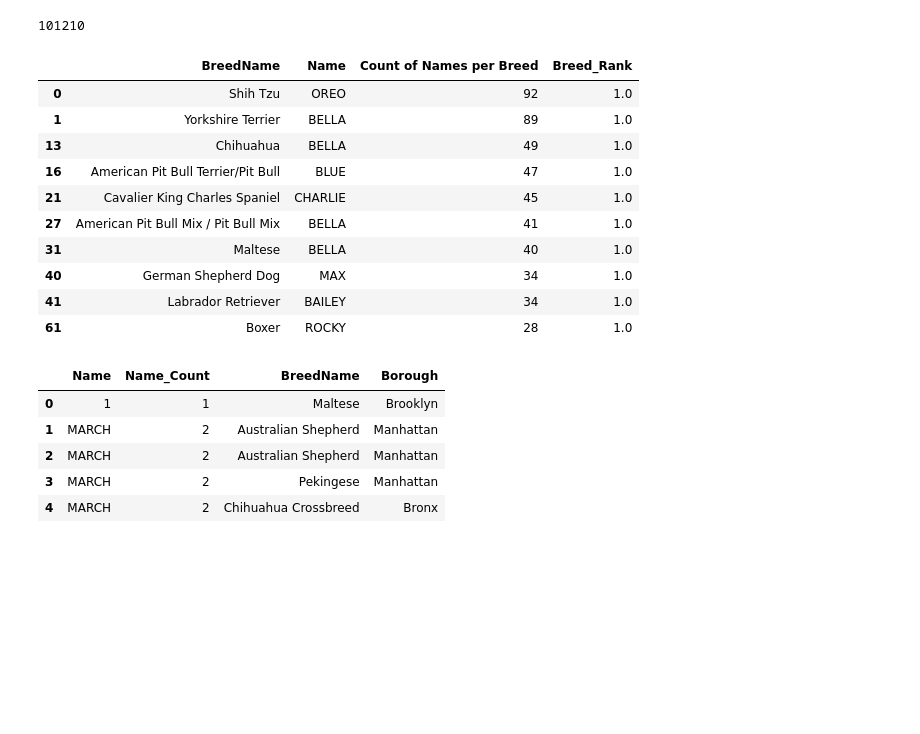
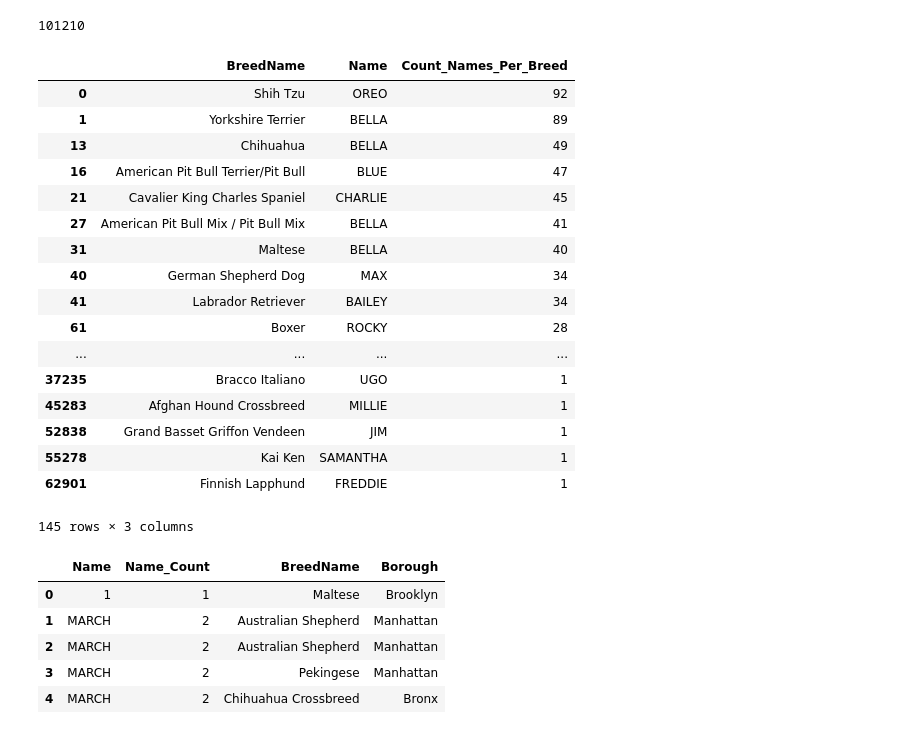
Before and after one commit to bdthai81/ETL-Dog_Time, a Jupyter notebook: Dog_Time-2.ipynb, the cells around one changed output. Saved outputs shown, nothing was run; the diff lists cells and outputs as text; code cells hidden in the pictures; blank space fills up the shorter version.

```diff
--- a/Dog_Time-2.ipynb
+++ b/Dog_Time-2.ipynb
@@ -89,24 +101,31 @@ breed_counts['BreedName'].sum()
 # %%
 #Create a dataframe to look at the most popular names per breed. Show top 10.
 breeds_names = pd.DataFrame(Doglicenses_dfrenamed.groupby('BreedName')["Name"].value_counts())
-breeds_names_df = breeds_names.rename(columns={'Name':'Count of Names per Breed'})
-breeds_names_count = breeds_names_df.sort_values(['Count of Names per Breed'], ascending=False)
+breeds_names_df = breeds_names.rename(columns={'Name':'Count_Names_Per_Breed'})
+breeds_names_count = breeds_names_df.sort_values(['Count_Names_Per_Breed'], ascending=False)
 breeds_names_count['Breed_Rank'] = breeds_names_count.groupby('BreedName').rank(ascending=False)
 breeds_names_count = breeds_names_count.reset_index()
 breeds_name_ranks = breeds_names_count.loc[(breeds_names_count['Breed_Rank'] == 1.0)]
-
-breeds_name_ranks.head(10)
+breeds_name_ranks = breeds_name_ranks[['BreedName','Name','Count_Names_Per_Breed']]
+breeds_name_ranks
 # %% [output]
-|  | BreedName | Name | Count of Names per Breed | Breed_Rank |
-| 0 | Shih Tzu | OREO | 92 | 1.0 |
-| 1 | Yorkshire Terrier | BELLA | 89 | 1.0 |
-| 13 | Chihuahua | BELLA | 49 | 1.0 |
-| 16 | American Pit Bull Terrier/Pit Bull | BLUE | 47 | 1.0 |
-| 21 | Cavalier King Charles Spaniel | CHARLIE | 45 | 1.0 |
-| 27 | American Pit Bull Mix / Pit Bull Mix | BELLA | 41 | 1.0 |
-| 31 | Maltese | BELLA | 40 | 1.0 |
-| 40 | German Shepherd Dog | MAX | 34 | 1.0 |
-| 41 | Labrador Retriever | BAILEY | 34 | 1.0 |
-| 61 | Boxer | ROCKY | 28 | 1.0 |
+|  | BreedName | Name | Count_Names_Per_Breed |
+| 0 | Shih Tzu | OREO | 92 |
+| 1 | Yorkshire Terrier | BELLA | 89 |
+| 13 | Chihuahua | BELLA | 49 |
+| 16 | American Pit Bull Terrier/Pit Bull | BLUE | 47 |
+| 21 | Cavalier King Charles Spaniel | CHARLIE | 45 |
+| 27 | American Pit Bull Mix / Pit Bull Mix | BELLA | 41 |
+| 31 | Maltese | BELLA | 40 |
+| 40 | German Shepherd Dog | MAX | 34 |
+| 41 | Labrador Retriever | BAILEY | 34 |
+| 61 | Boxer | ROCKY | 28 |
+| ... | ... | ... | ... |
+| 37235 | Bracco Italiano | UGO | 1 |
+| 45283 | Afghan Hound Crossbreed | MILLIE | 1 |
+| 52838 | Grand Basset Griffon Vendeen | JIM | 1 |
+| 55278 | Kai Ken | SAMANTHA | 1 |
+| 62901 | Finnish Lapphund | FREDDIE | 1 |
+145 rows × 3 columns
 # %%
 # Merge the two datasets together by 'Name'.
```
Also changed, not shown: parts of 12 cells of this notebook.
